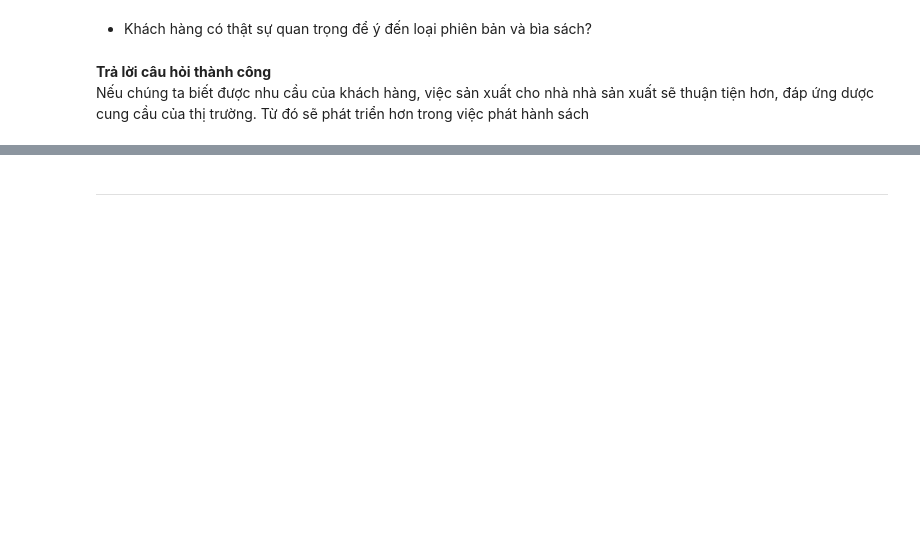
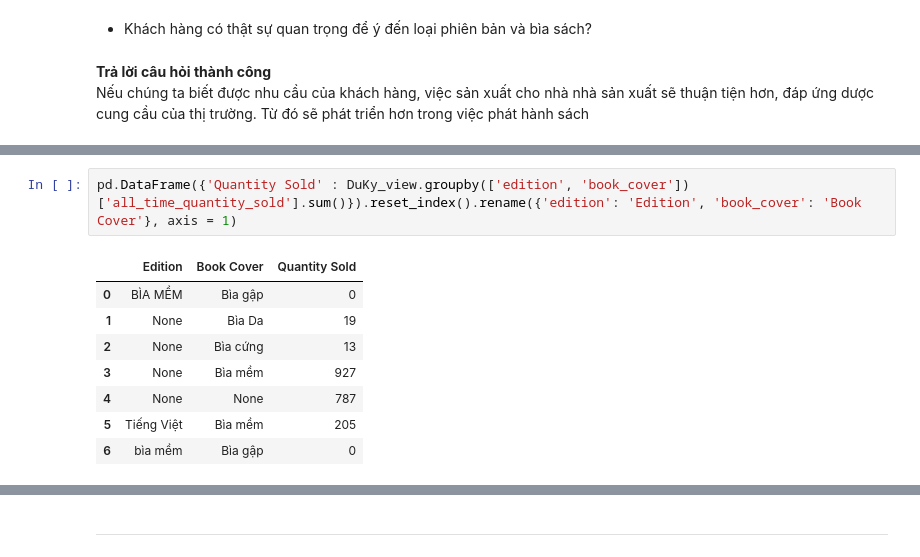
Before and after one commit to Miruku2201/NMKHDL_Final_Project, a Jupyter notebook: question.ipynb, the cells around one changed output, grey strips where cells are left out. Cells and saved outputs as stored; diff of their text form; blank space fills up the shorter version.

```diff
--- a/question.ipynb
+++ b/question.ipynb
@@ -347,0 +374,11 @@ new_df.loc[new_df.book_cover.isnull(), 'book_cover'] = 'None'
+# %%
+pd.DataFrame({'Quantity Sold' : DuKy_view.groupby(['edition', 'book_cover'])['all_time_quantity_sold'].sum()}).reset_index().rename({'edition': 'Edition', 'book_cover': 'Book Cover'}, axis = 1)
+# %% [output]
+|  | Edition | Book Cover | Quantity Sold |
+| 0 | BÌA MỀM | Bìa gập | 0 |
+| 1 | None | Bìa Da | 19 |
+| 2 | None | Bìa cứng | 13 |
+| 3 | None | Bìa mềm | 927 |
+| 4 | None | None | 787 |
+| 5 | Tiếng Việt | Bìa mềm | 205 |
+| 6 | bìa mềm | Bìa gập | 0 |
```
Also changed, not shown: parts of 26 cells of this notebook.
